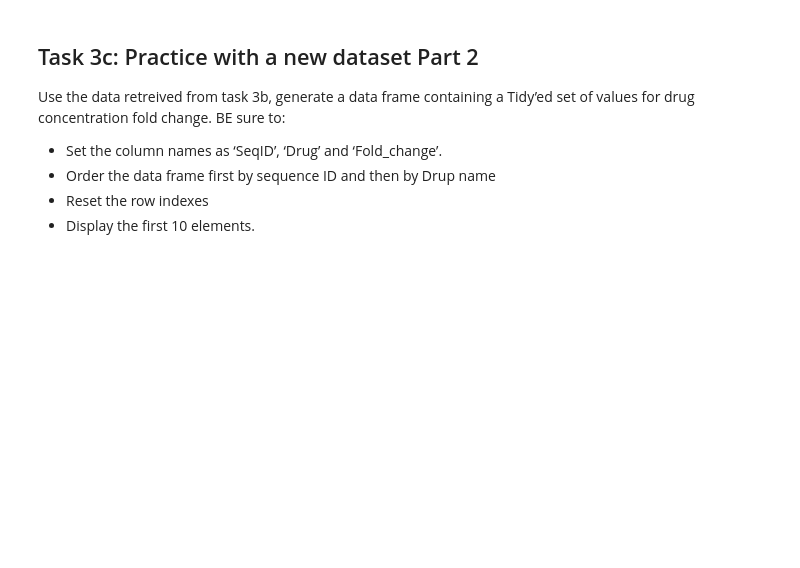
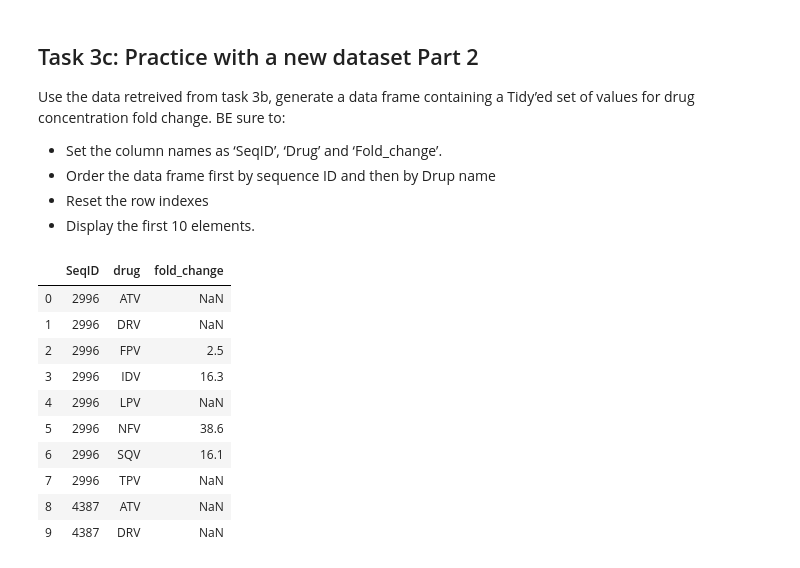
Before and after one commit to abbye1093/AFS505_U2, a Jupyter notebook: L05-Tidy_Data-PracticeEaker.ipynb, the cells around one changed output. Saved outputs shown, nothing was run; the diff lists cells and outputs as text; code cells hidden in the pictures; blank space fills up the shorter version.

```diff
--- a/L05-Tidy_Data-PracticeEaker.ipynb
+++ b/L05-Tidy_Data-PracticeEaker.ipynb
@@ -215,3 +225,23 @@ Use the data retreived from task 3b, generate a data frame containing a Tidy’e
 - Order the data frame first by sequence ID and then by Drup name
 - Reset the row indexes
 - Display the first 10 elements.
+# %%
+hivdata_melt = pd.melt(hivdata, id_vars=['SeqID'],
+                       value_vars=['FPV', 'ATV', 'IDV', 'LPV', 'NFV', 'SQV', 'TPV', 'DRV'],
+                       var_name ='drug', value_name='fold_change')
+hivdata_melt = hivdata_melt.sort_values(by=['SeqID', 'drug'])
+hivdata_melt.reset_index(inplace=True, drop=True)
+
+hivdata_melt.head(10)
+# %% [output]
+|  | SeqID | drug | fold_change |
+| 0 | 2996 | ATV | NaN |
+| 1 | 2996 | DRV | NaN |
+| 2 | 2996 | FPV | 2.5 |
+| 3 | 2996 | IDV | 16.3 |
+| 4 | 2996 | LPV | NaN |
+| 5 | 2996 | NFV | 38.6 |
+| 6 | 2996 | SQV | 16.1 |
+| 7 | 2996 | TPV | NaN |
+| 8 | 4387 | ATV | NaN |
+| 9 | 4387 | DRV | NaN |
```
Also changed, not shown: parts of 4 cells of this notebook, 4 other files.
